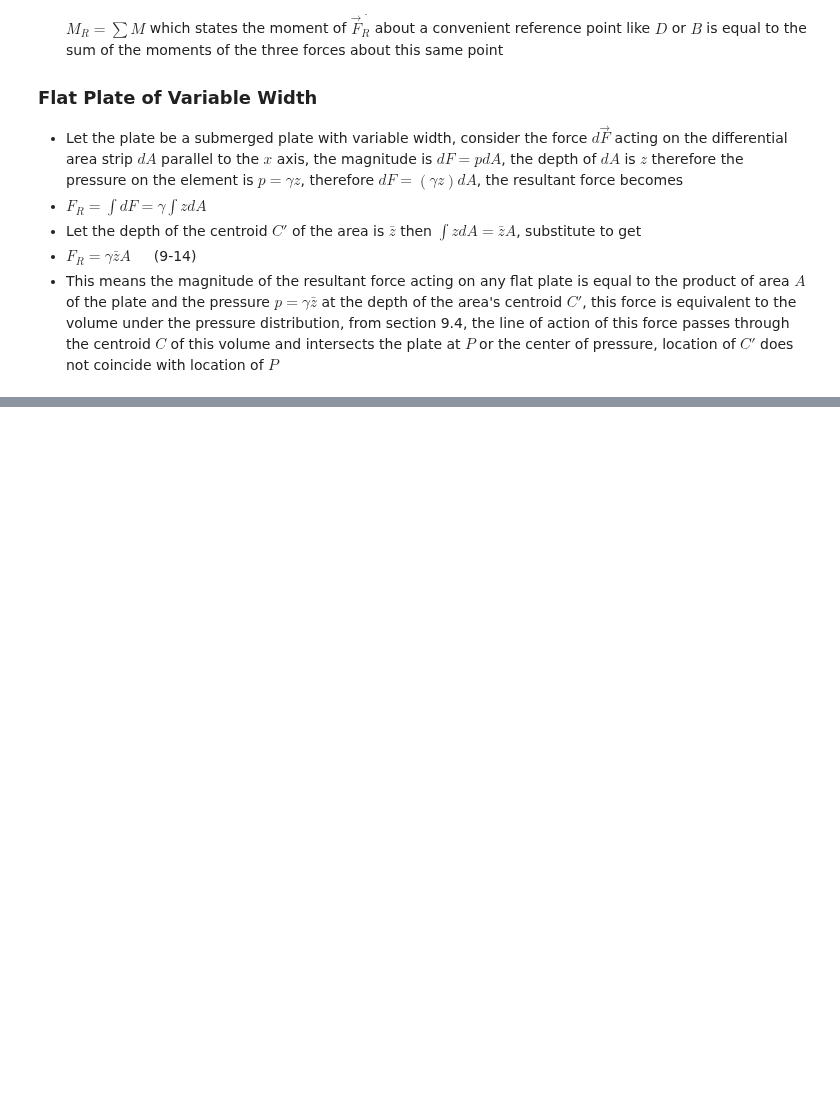
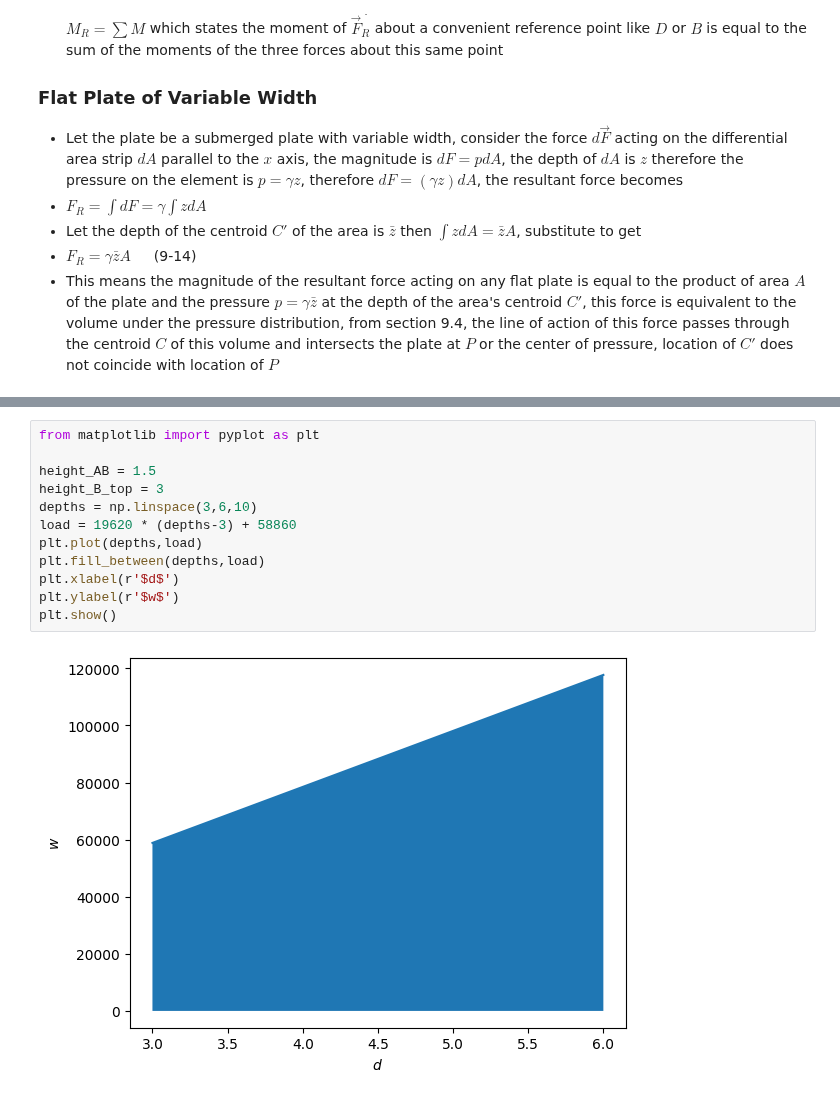
Before and after one commit to michaelhotchkiss/Statics, a Jupyter notebook: Chapter 9 - Center of Gravity and Centroid.ipynb, the cells around one changed output, grey strips where cells are left out. Saved outputs shown, nothing was run; the diff lists cells and outputs as text; blank space fills up the shorter version.

```diff
--- a/Chapter 9 - Center of Gravity and Centroid.ipynb
+++ b/Chapter 9 - Center of Gravity and Centroid.ipynb
@@ -179,6 +181,20 @@ center $A$ and is prevented from rotating by the block at $B$.
 Determine the reactions at these supports due to hydrostatic
 pressure. $\rho_w = 1.0 Mg/m^3$.
 <img src="pictures\problem_9_127.png" width="500"/>
+# %%
+from matplotlib import pyplot as plt
+
+height_AB = 1.5
+height_B_top = 3
+depths = np.linspace(3,6,10)
+load = 19620 * (depths-3) + 58860
+plt.plot(depths,load)
+plt.fill_between(depths,load)
+plt.xlabel(r'$d$')
+plt.ylabel(r'$w$')
+plt.show()
+# %% [output]
+[figure, added]
 # %%
 width = 2
 gravitation_constant = 9.81
```
Also changed, not shown: parts of 4 cells of this notebook, 2 other files.
